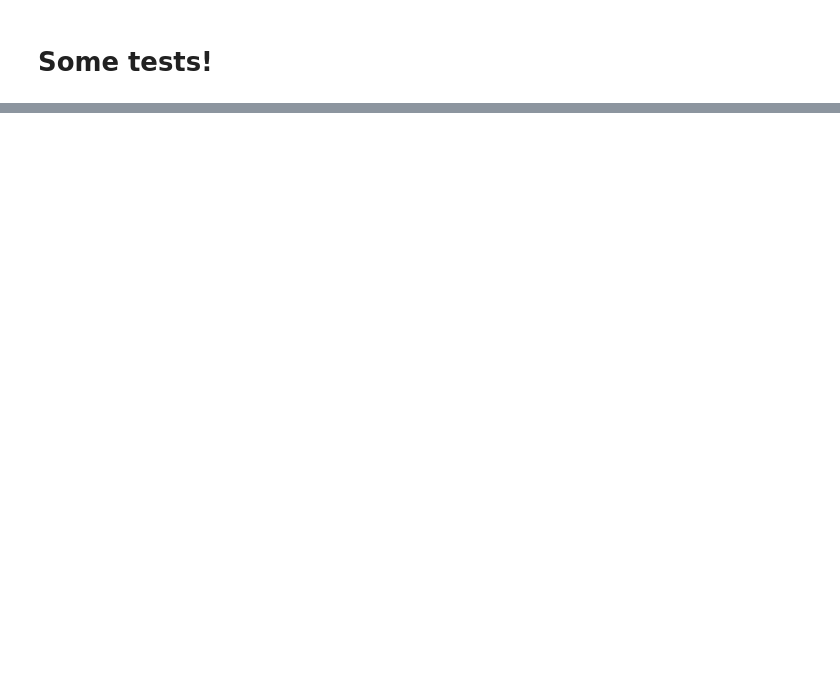
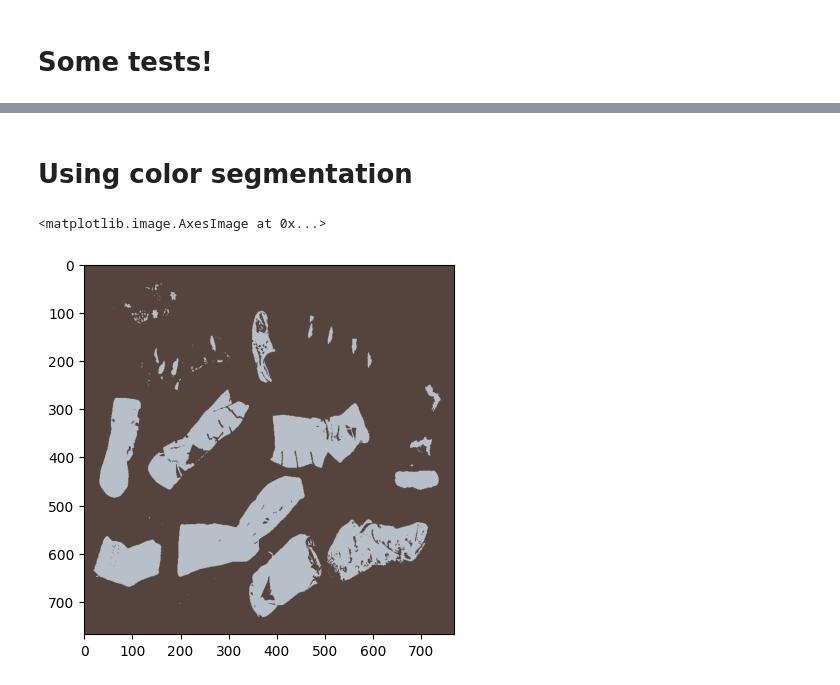
Before and after one commit to carloshernangarrido/socks_matcher, a Jupyter notebook: model_testing.ipynb, the cells around one changed output, grey strips where cells are left out. Cells and saved outputs as stored; diff of their text form; code cells hidden in the pictures; blank space fills up the shorter version.

```diff
--- a/model_testing.ipynb
+++ b/model_testing.ipynb
@@ -411,0 +421,12 @@ test:  (32, 256, 256, 3) (32, 256, 256, 1)
+# %%
+# Example usage
+proc_size = 3*np.array(image_size)
+img_path = r"C:\TRABAJO\Apps\socks_matcher\socks2.jpeg"
+large_image = np.array(Image.open(img_path).resize(proc_size))
+
+segmented_large_image = sliding_window_segmentation(large_image, model, patch_size=image_size[0], stride=image_size[0])
+plt.figure()
+plt.imshow(large_image)
+plt.figure()
+plt.imshow(segmented_large_image)
+plt.show()
@@ -411,0 +551,35 @@ test:  (32, 256, 256, 3) (32, 256, 256, 1)
+# %% [markdown]
+# Using color segmentation
+# %%
+def quantize_colors(image, k):
+    """
+    Quantizes the colors in an image to k colors using k-means clustering.
+
+    Args:
+        image: The input image.
+        k: The number of colors to quantize to.
+
+    Returns:
+        The quantized image.
+    """
+    # Convert image to float32
+    data = np.float32(image).reshape((-1, 3))
+
+    # Define criteria and apply k-means
+    criteria = (cv2.TERM_CRITERIA_EPS + cv2.TERM_CRITERIA_MAX_ITER, 100, 0.2)
+    _, labels, centers = cv2.kmeans(data, k, None, criteria, 10, cv2.KMEANS_RANDOM_CENTERS)
+
+    # Convert centers to uint8 and reshape labels to match the original image shape
+    centers = np.uint8(centers)
+    quantized_image = centers[labels.flatten()]
+    quantized_image = quantized_image.reshape(image.shape)
+
+    return quantized_image
+
+# Example usage
+quantized_image = quantize_colors(large_image, k=2)
+plt.figure()
+plt.imshow(quantized_image)
+# %% [output]
+<matplotlib.image.AxesImage at 0x...>
+[figure, added]
```
Also changed, not shown: parts of 14 cells of this notebook, 6 other files.
